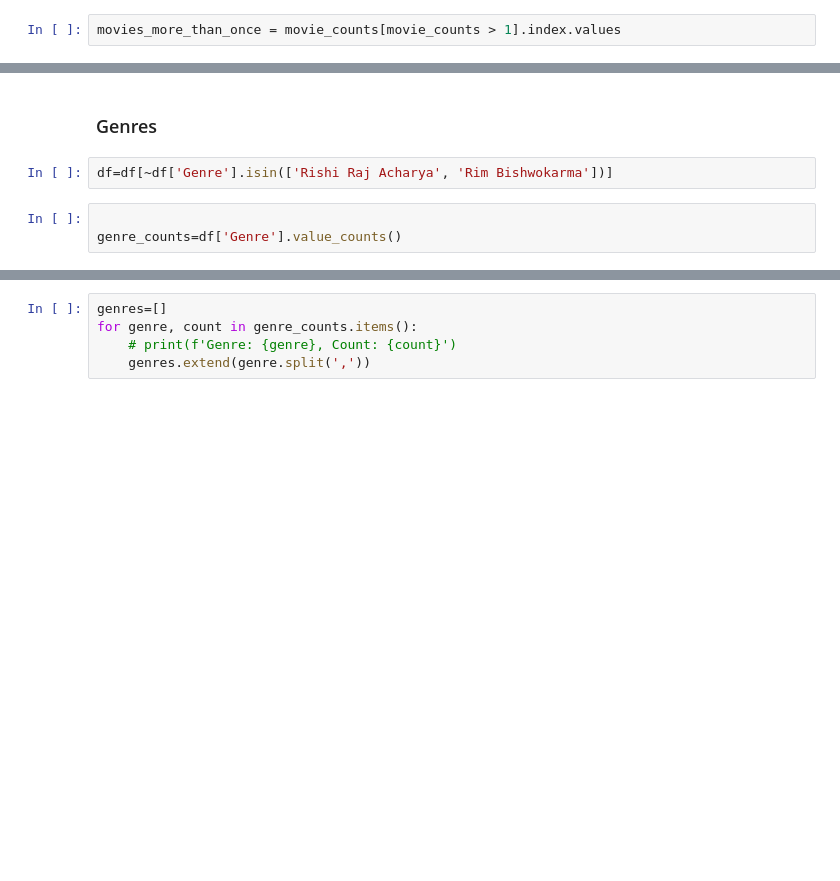
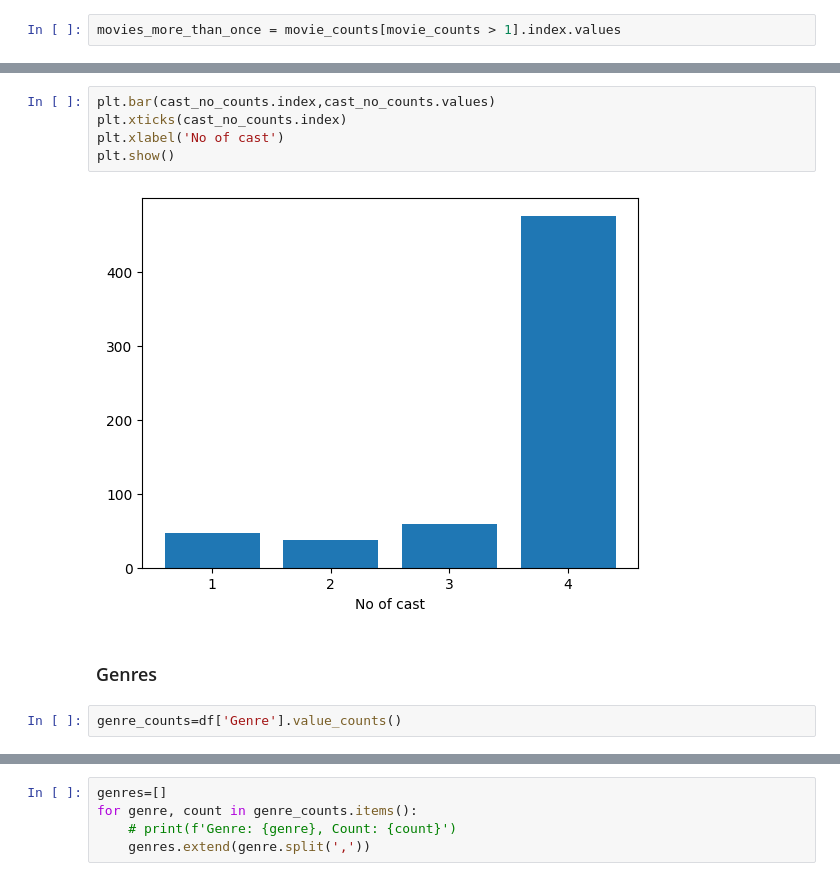
Before and after one commit to Suneel5/Nepali-movie-recomendation-system, a Jupyter notebook: data-cleaning.ipynb, the cells around one changed output, grey strips where cells are left out. Drawn from its saved outputs; the diff is of its cells as text; blank space fills up the shorter version.

```diff
--- a/data-cleaning.ipynb
+++ b/data-cleaning.ipynb
@@ -177,7 +229,11 @@ df[(df['Cast'].isnull()) & (df['Director'].isnull())]
+# %%
+plt.bar(cast_no_counts.index,cast_no_counts.values)
+plt.xticks(cast_no_counts.index)
+plt.xlabel('No of cast')
+plt.show()
+# %% [output]
+[figure, added]
 # %% [markdown]
 ### Genres
-# %%
-df=df[~df['Genre'].isin(['Rishi Raj Acharya', 'Rim Bishwokarma'])]
 # %%
-
 genre_counts=df['Genre'].value_counts()
```
Also changed, not shown: parts of 44 cells of this notebook, 11 other files.
